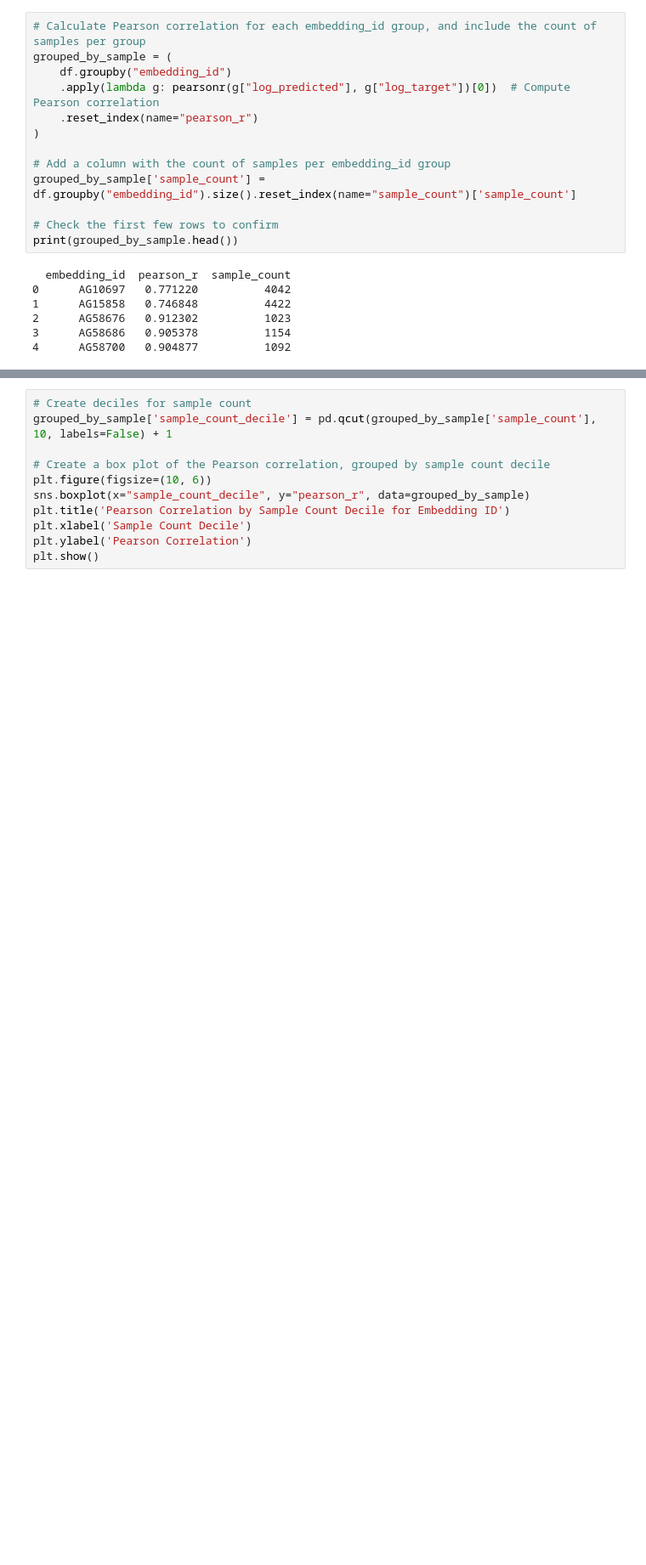
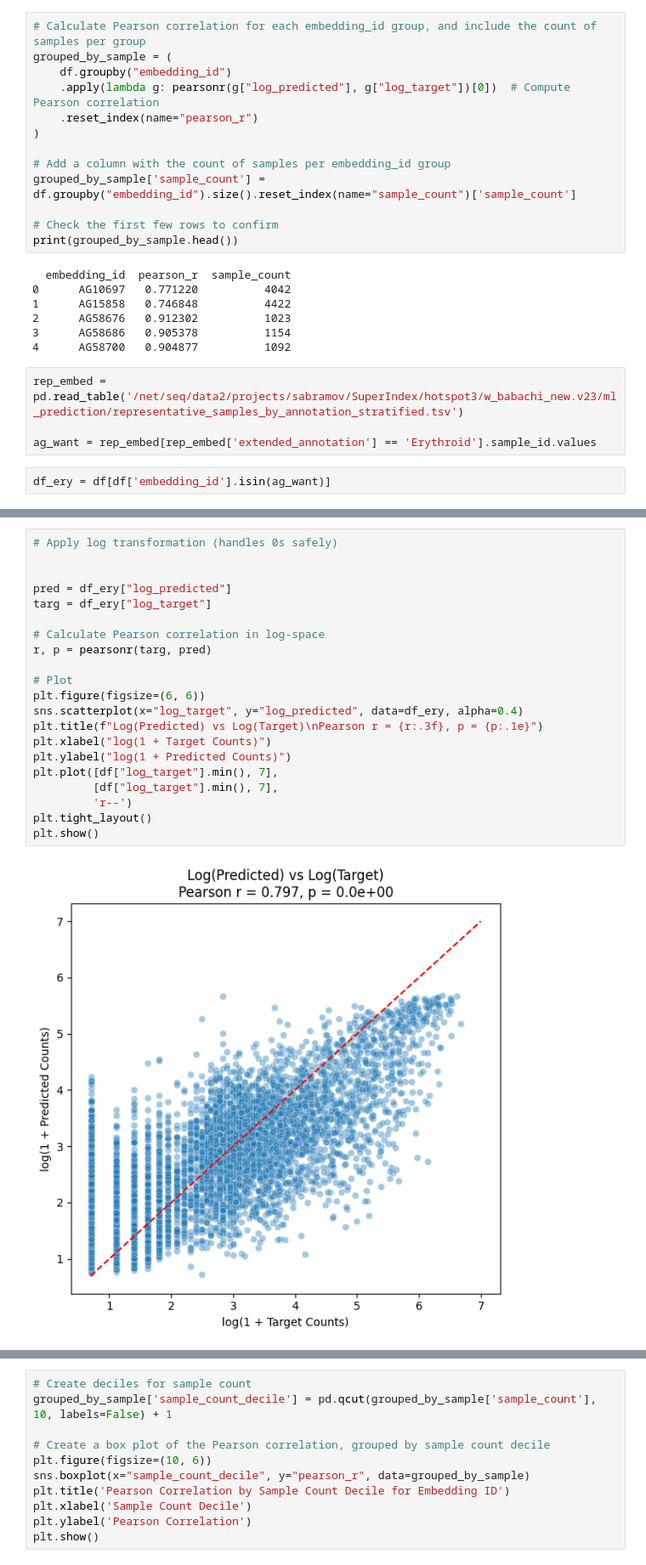
Before and after one commit to vierstralab/vinson, a Jupyter notebook: Prediction_analysis.ipynb, the cells around one changed output, grey strips where cells are left out. Shown at 85% size. Saved outputs shown, nothing was run; the diff lists cells and outputs as text; blank space fills up the shorter version.

```diff
--- a/Prediction_analysis.ipynb
+++ b/Prediction_analysis.ipynb
@@ -104,3 +105,9 @@ print(grouped_by_sample.head())
 2      AG58676   0.912302          1023
 3      AG58686   0.905378          1154
 4      AG58700   0.904877          1092
+# %%
+rep_embed = pd.read_table('/net/seq/data2/projects/sabramov/SuperIndex/hotspot3/w_babachi_new.v23/ml_prediction/representative_samples_by_annotation_stratified.tsv')
+
+ag_want = rep_embed[rep_embed['extended_annotation'] == 'Erythroid'].sample_id.values
+# %%
+df_ery = df[df['embedding_id'].isin(ag_want)]
@@ -106,0 +130,23 @@ print(grouped_by_sample.head())
+# %%
+# Apply log transformation (handles 0s safely)
+
+
+pred = df_ery["log_predicted"]
+targ = df_ery["log_target"]
+
+# Calculate Pearson correlation in log-space
+r, p = pearsonr(targ, pred)
+
+# Plot
+plt.figure(figsize=(6, 6))
+sns.scatterplot(x="log_target", y="log_predicted", data=df_ery, alpha=0.4)
+plt.title(f"Log(Predicted) vs Log(Target)\nPearson r = {r:.3f}, p = {p:.1e}")
+plt.xlabel("log(1 + Target Counts)")
+plt.ylabel("log(1 + Predicted Counts)")
+plt.plot([df["log_target"].min(), 7],
+         [df["log_target"].min(), 7],
+         'r--')
+plt.tight_layout()
+plt.show()
+# %% [output]
+[figure, added]
```
Also changed, not shown: parts of 24 cells of this notebook, 10 other files.
